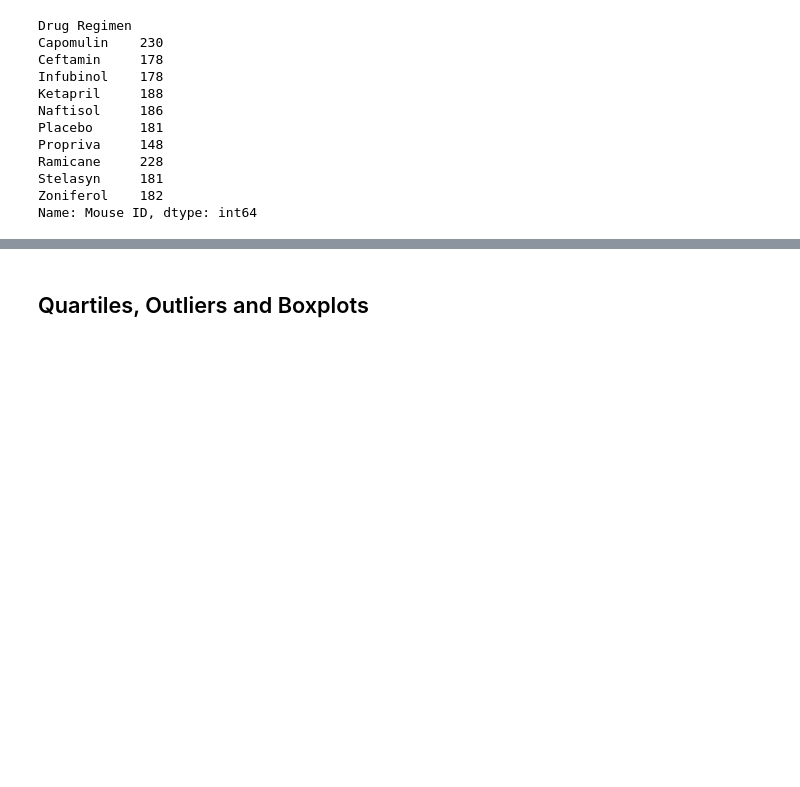
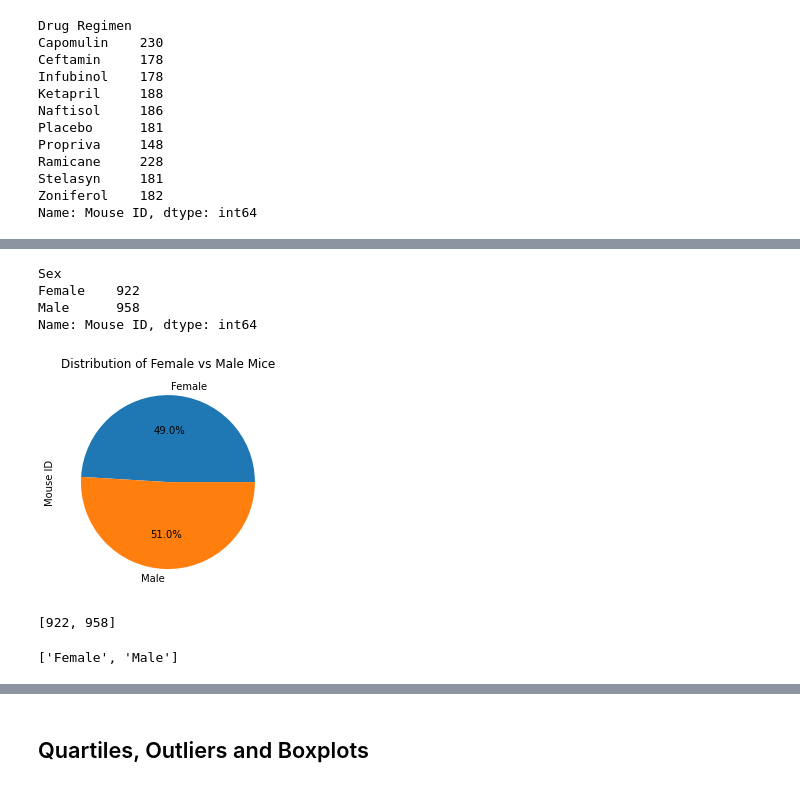
Before and after one commit to willserene/Matplotlib_Challenge, a Jupyter notebook: Pymaceuticals/pymaceuticals_starter.ipynb, the cells around one changed output, grey strips where cells are left out. Drawn from its saved outputs; the diff is of its cells as text; code cells hidden in the pictures; blank space fills up the shorter version.

```diff
--- a/Pymaceuticals/pymaceuticals_starter.ipynb
+++ b/Pymaceuticals/pymaceuticals_starter.ipynb
@@ -299,2 +317,24 @@ plt.show()
+# %%
+# Generate a pie plot showing the distribution of female versus male mice using pandas
+
+male_female_pie = clean_data_df.groupby("Sex")
+male_female_pie = male_female_pie.count()["Mouse ID"]
+male_female_pie
+# %% [output]
+Sex
+Female    922
+Male      958
+Name: Mouse ID, dtype: int64
+# %%
+male_female_pie.plot(kind="pie", title="Distribution of Female vs Male Mice", autopct="%1.1f%%")
+plt.show()
+# %% [output]
+[figure, added]
 # %%
-# Generate a pie plot showing the distribution of female versus male mice using pandas
+# Generate a pie plot showing the distribution of female versus male mice using pyplot
+
+# male_female_pie.tolist()
+count = male_female_pie.tolist()
+count
+# %% [output]
+[922, 958]
@@ -302,0 +341,5 @@ plt.show()
+# %%
+sex = male_female_pie.index.values.tolist()
+sex
+# %% [output]
+['Female', 'Male']
```
Also changed, not shown: parts of 9 cells of this notebook.
